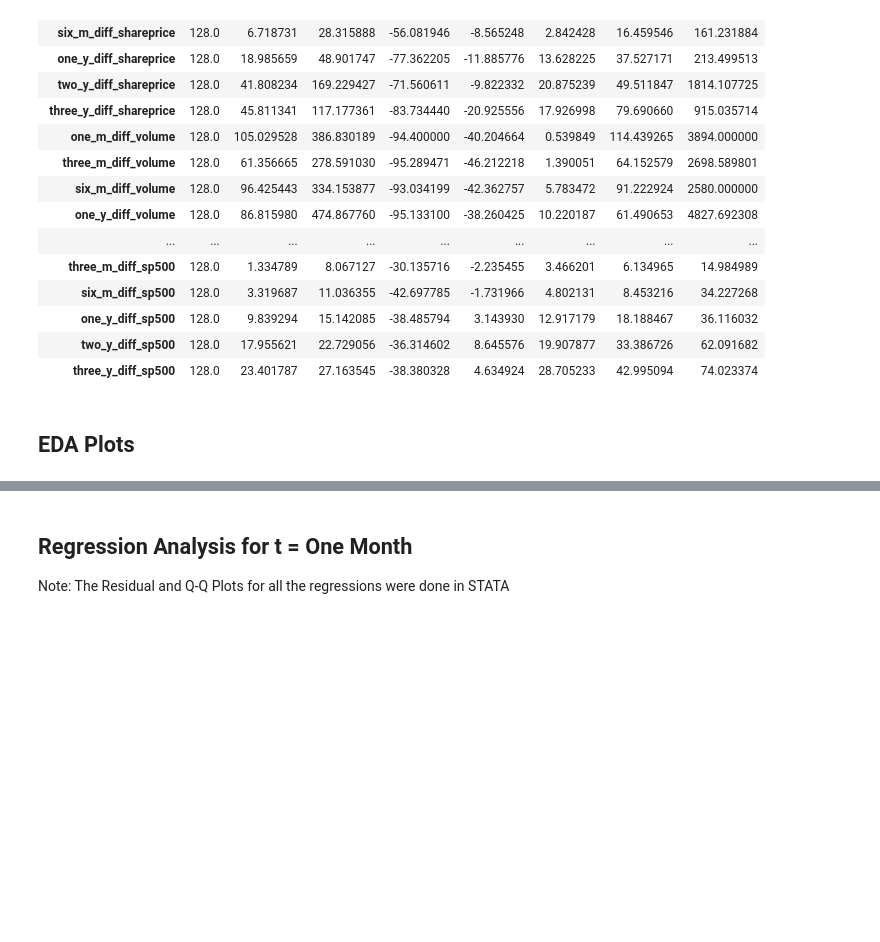
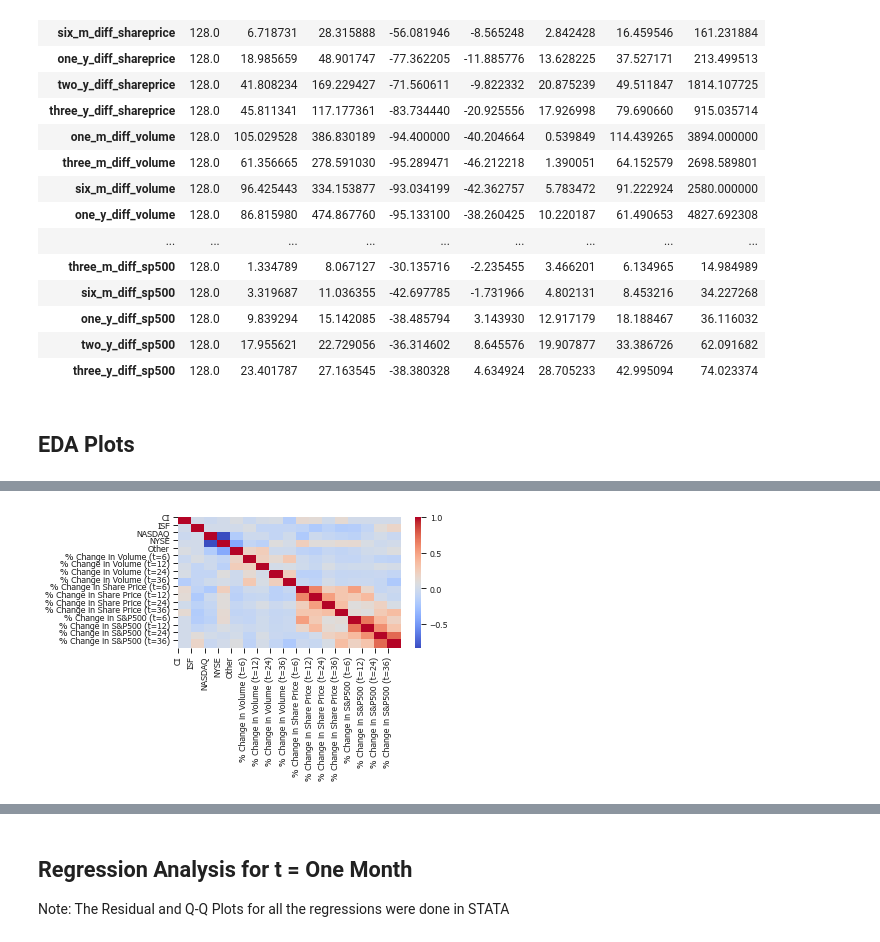
Before and after one commit to SolB77/Managerial-Economics-Senior-Thesis, a Jupyter notebook: Summary Statistics, Regression Analysis, and Visualizations.ipynb, the cells around one changed output, grey strips where cells are left out. Cells and saved outputs as stored; diff of their text form; code cells hidden in the pictures; blank space fills up the shorter version.

```diff
--- a/Summary Statistics, Regression Analysis, and Visualizations.ipynb
+++ b/Summary Statistics, Regression Analysis, and Visualizations.ipynb
@@ -228 +262,20 @@ plt.show()
+# %%
+#Heatmap of Data for t=(6,12,24,36)
+long_term_data = data[['CI', 'ISF', 'NASDAQ', 'NYSE', 'Other' ,'six_m_diff_volume', 'one_y_diff_volume',
+       'two_y_diff_volume', 'three_y_diff_volume', 'six_m_diff_shareprice',
+       'one_y_diff_shareprice', 'two_y_diff_shareprice',
+       'three_y_diff_shareprice', 'six_m_diff_sp500', 'one_y_diff_sp500', 'two_y_diff_sp500',
+       'three_y_diff_sp500']]
+HeatMap = sns.heatmap(long_term_data.corr(),annot=False,cmap='coolwarm')#.set_title("Figure 11. Correlation Matrix/Heat Map",loc='left',fontdict={'fontweight':'bold'})
+HeatMap.set_xticks(range(0,17))
+HeatMap.set_xticklabels(['CI', 'ISF', 'NASDAQ', 'NYSE', 'Other', '% Change in Volume (t=6)',
+       '% Change in Volume (t=12)', '% Change in Volume (t=24)','% Change in Volume (t=36)', '% Change in Share Price (t=6)', '% Change in Share Price (t=12)', '% Change in Share Price (t=24)', '% Change in Share Price (t=36)', '% Change in S&P500 (t=6)', '% Change in S&P500 (t=12)', '% Change in S&P500 (t=24)', '% Change in S&P500 (t=36)'])
+HeatMap.set_yticks(range(0,17))
+HeatMap.set_yticklabels(['CI', 'ISF', 'NASDAQ', 'NYSE', 'Other', '% Change in Volume (t=6)',
+       '% Change in Volume (t=12)', '% Change in Volume (t=24)','% Change in Volume (t=36)', '% Change in Share Price (t=6)', '% Change in Share Price (t=12)', '% Change in Share Price (t=24)', '% Change in Share Price (t=36)', '% Change in S&P500 (t=6)', '% Change in S&P500 (t=12)', '% Change in S&P500 (t=24)', '% Change in S&P500 (t=36)'])
+plt.tight_layout()
+plt.show()
+HeatMap.figure.savefig("Regression Output:Visualizations/EDA Plots/Heatmap/heatmap.png",bbox_inches='tight')
+# %% [output]
+[figure, added]
 # %%
```
Also changed, not shown: parts of 11 cells of this notebook, 26 other files.
